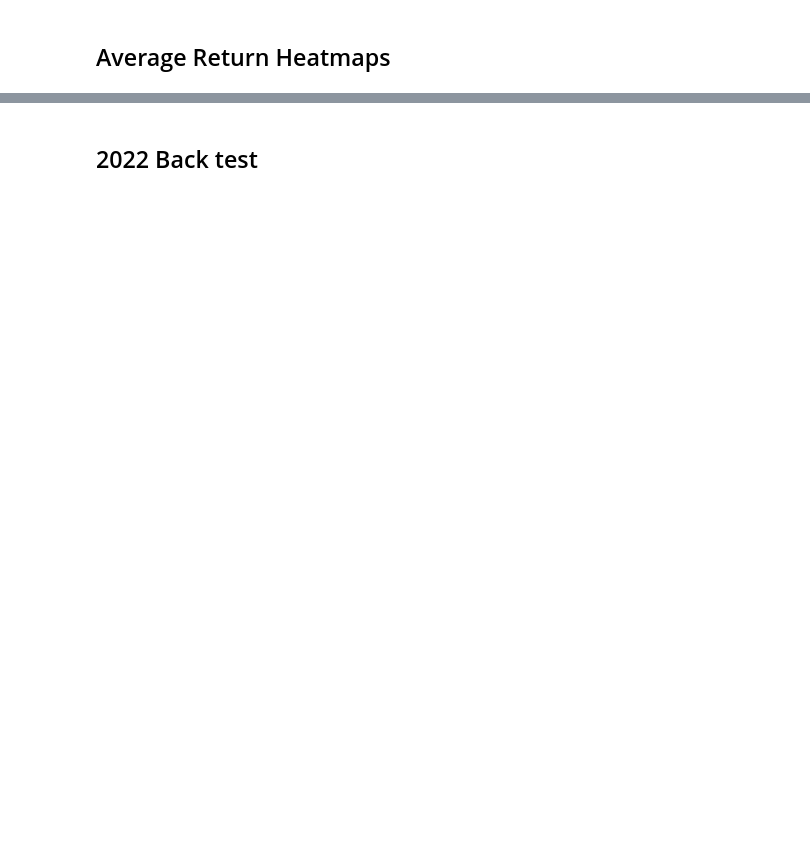
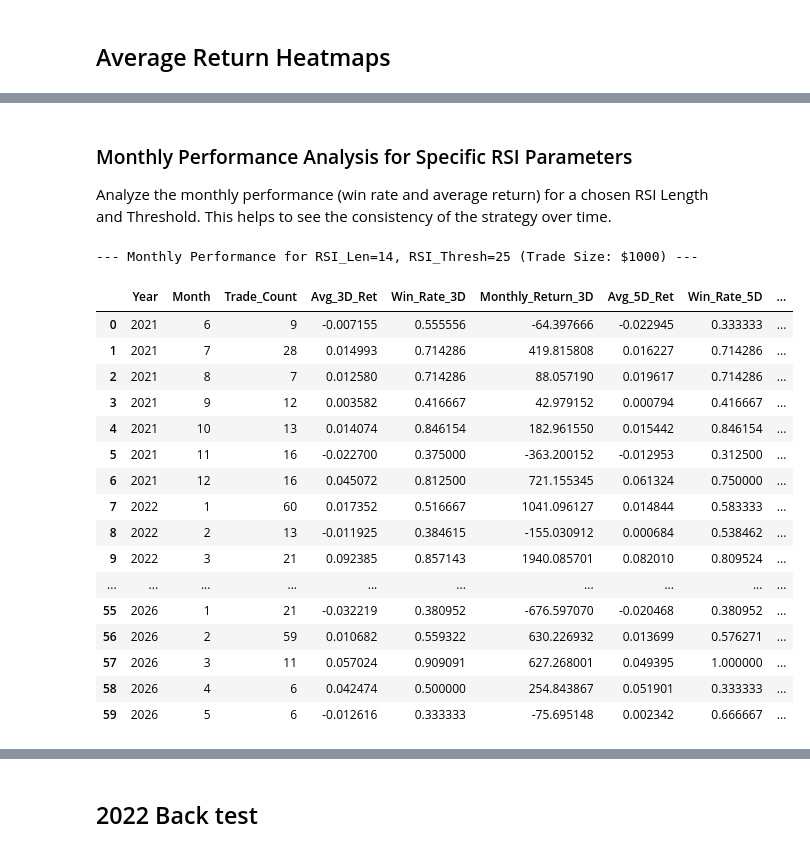
Before and after one commit to jhenningsen/Equity_Analysis, a Jupyter notebook: LangStudio/RSI_Backtesting.ipynb, the cells around one changed output, grey strips where cells are left out. Cells and saved outputs as stored; diff of their text form; code cells hidden in the pictures; blank space fills up the shorter version.

```diff
--- a/LangStudio/RSI_Backtesting.ipynb
+++ b/LangStudio/RSI_Backtesting.ipynb
@@ -258,0 +274,71 @@ plt.show()
+# %% [markdown]
+### Monthly Performance Analysis for Specific RSI Parameters
+
+Analyze the monthly performance (win rate and average return) for a chosen RSI Length and Threshold. This helps to see the consistency of the strategy over time.
+# %%
+# Monthly Performance Analysis for Specific RSI Parameters
+
+target_rsi_len = 14  # @param {type: "raw"}
+target_rsi_thresh = 25 # @param {type: "raw"}
+trade_size_dollars = 1000 # @param {type: "raw"} Default trade size in dollars
+
+# Filter the all_combined_trades_df for the selected RSI_Len and RSI_Thresh
+monthly_trades = all_combined_trades_df[
+    (all_combined_trades_df['RSI_Len'] == target_rsi_len) &
+    (all_combined_trades_df['RSI_Thresh'] == target_rsi_thresh)
+].copy()
+
+if not monthly_trades.empty:
+    # Ensure 'Date' is datetime and set as index if not already
+    monthly_trades.index = pd.to_datetime(monthly_trades.index)
+
+    # Extract Year and Month
+    monthly_trades['Year'] = monthly_trades.index.year
+    monthly_trades['Month'] = monthly_trades.index.month
+
+    # Group by Year and Month and calculate performance metrics for 3D, 5D, and 10D
+    monthly_performance = monthly_trades.groupby(['Year', 'Month']).agg(
+        Trade_Count=('Ret_5D', 'count'), # Assuming trade count is consistent across Ret_nD
+        Avg_3D_Ret=('Ret_3D', 'mean'),
+        Win_Rate_3D=('Ret_3D', lambda x: (x > 0).mean()),
+        Avg_5D_Ret=('Ret_5D', 'mean'),
+        Win_Rate_5D=('Ret_5D', lambda x: (x > 0).mean()),
+        Avg_10D_Ret=('Ret_10D', 'mean'),
+        Win_Rate_10D=('Ret_10D', lambda x: (x > 0).mean())
+    ).reset_index()
+
+    # Calculate Monthly Dollar Return for 3D, 5D, and 10D, and Cumulative Monthly Dollar Value (based on 5D)
+    monthly_performance['Monthly_Return_3D'] = monthly_performance['Trade_Count'] * monthly_performance['Avg_3D_Ret'] * trade_size_dollars
+    monthly_performance['Monthly_Return_5D'] = monthly_performance['Trade_Count'] * monthly_performance['Avg_5D_Ret'] * trade_size_dollars
+    monthly_performance['Monthly_Return_10D'] = monthly_performance['Trade_Count'] * monthly_performance['Avg_10D_Ret'] * trade_size_dollars
+    monthly_performance['Cumulative_Monthly_Dollar_Value'] = monthly_performance['Monthly_Return_5D'].cumsum()
+
+    print(f"\n--- Monthly Performance for RSI_Len={target_rsi_len}, RSI_Thresh={target_rsi_thresh} (Trade Size: ${trade_size_dollars}) ---")
+    # Display the monthly performance, focusing on all relevant monthly metrics
+    display(monthly_performance[[
+        'Year', 'Month', 'Trade_Count',
+        'Avg_3D_Ret', 'Win_Rate_3D', 'Monthly_Return_3D',
+        'Avg_5D_Ret', 'Win_Rate_5D', 'Monthly_Return_5D',
+        'Avg_10D_Ret', 'Win_Rate_10D', 'Monthly_Return_10D'
+    ]])
+else:
+    print(f"No trades found for RSI_Len={target_rsi_len}, RSI_Thresh={target_rsi_thresh} in the collected trades.")
+# %% [output]
+--- Monthly Performance for RSI_Len=14, RSI_Thresh=25 (Trade Size: $1000) ---
+|  | Year | Month | Trade_Count | Avg_3D_Ret | Win_Rate_3D | Monthly_Return_3D | Avg_5D_Ret | Win_Rate_5D | ... |
+| 0 | 2021 | 6 | 9 | -0.007155 | 0.555556 | -64.397666 | -0.022945 | 0.333333 | ... |
+| 1 | 2021 | 7 | 28 | 0.014993 | 0.714286 | 419.815808 | 0.016227 | 0.714286 | ... |
+| 2 | 2021 | 8 | 7 | 0.012580 | 0.714286 | 88.057190 | 0.019617 | 0.714286 | ... |
+| 3 | 2021 | 9 | 12 | 0.003582 | 0.416667 | 42.979152 | 0.000794 | 0.416667 | ... |
+| 4 | 2021 | 10 | 13 | 0.014074 | 0.846154 | 182.961550 | 0.015442 | 0.846154 | ... |
+| 5 | 2021 | 11 | 16 | -0.022700 | 0.375000 | -363.200152 | -0.012953 | 0.312500 | ... |
+| 6 | 2021 | 12 | 16 | 0.045072 | 0.812500 | 721.155345 | 0.061324 | 0.750000 | ... |
+| 7 | 2022 | 1 | 60 | 0.017352 | 0.516667 | 1041.096127 | 0.014844 | 0.583333 | ... |
+| 8 | 2022 | 2 | 13 | -0.011925 | 0.384615 | -155.030912 | 0.000684 | 0.538462 | ... |
+| 9 | 2022 | 3 | 21 | 0.092385 | 0.857143 | 1940.085701 | 0.082010 | 0.809524 | ... |
+| ... | ... | ... | ... | ... | ... | ... | ... | ... | ... |
+| 55 | 2026 | 1 | 21 | -0.032219 | 0.380952 | -676.597070 | -0.020468 | 0.380952 | ... |
+| 56 | 2026 | 2 | 59 | 0.010682 | 0.559322 | 630.226932 | 0.013699 | 0.576271 | ... |
+| 57 | 2026 | 3 | 11 | 0.057024 | 0.909091 | 627.268001 | 0.049395 | 1.000000 | ... |
+| 58 | 2026 | 4 | 6 | 0.042474 | 0.500000 | 254.843867 | 0.051901 | 0.333333 | ... |
+| 59 | 2026 | 5 | 6 | -0.012616 | 0.333333 | -75.695148 | 0.002342 | 0.666667 | ... |
```
Also changed, not shown: parts of 7 cells of this notebook.
